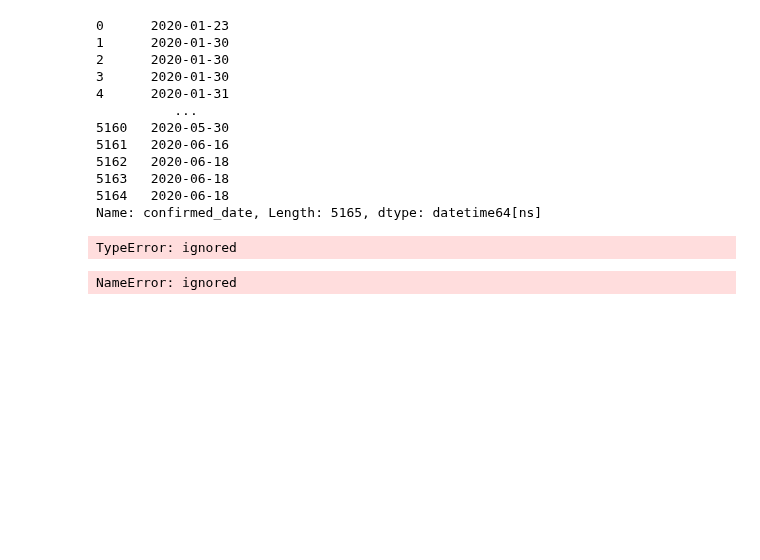
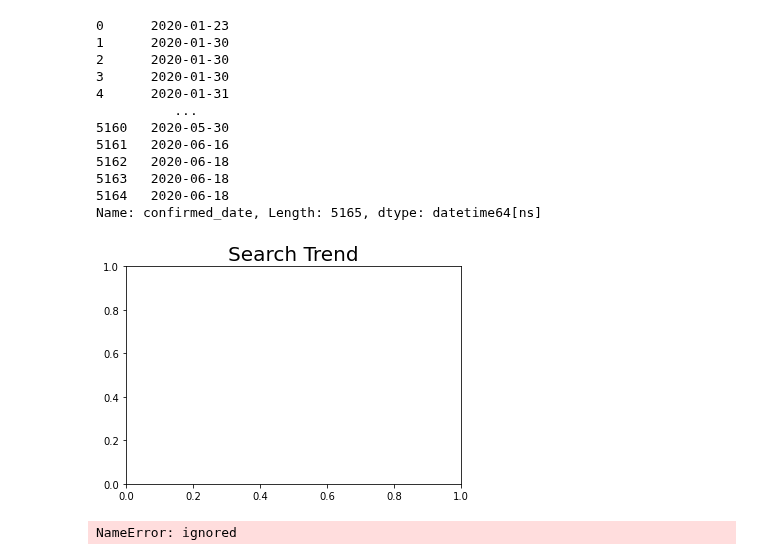
Before and after one commit to zzozzo/Datathon, a Jupyter notebook: ohjihoon.ipynb, the cells around one changed output. Cells and saved outputs as stored; diff of their text form; code cells hidden in the pictures; blank space fills up the shorter version.

```diff
--- a/ohjihoon.ipynb
+++ b/ohjihoon.ipynb
@@ -113,31 +113,25 @@ Name: confirmed_date, Length: 5165, dtype: datetime64[ns]
 # %%
 ## 데이터
 import pandas as pd
-# %%
-import matplotlib.pyplot as plt
-%matplotlib inline
-
-# 그래프 데이터
-subject = PI_df("confirmed_date")
-points = PI_df("age")
-
-# 축 그리기
-fig = plt.figure()
-ax1 = fig.add_subplot(1,1,1)
-
-# 그래프 그리기
-ax1.bar(subject, points)
-
-# 라벨, 타이틀 달기
-plt.xlabel('Subject')
-plt.ylabel('Points')
-plt.title("Yuna's Test Result")
-
-# 보여주기
-plt.savefig('./barplot.png')  # 그래프를 이미지로 출력
-plt.show()                    # 그래프를 화면으로 출력
-# %% [output]
-TypeError: ignored
+# %%
+import matplotlib.pyplot as plt
+%matplotlib inline
+
+# 그래프 데이터
+y_val = len(PI_df.groupby('age').get_group('20s'))
+x_val = pd.to_datetime(PI_df['confirmed_date'], format = '%Y-%m-%d')
+
+
+ax.plot(x_val,marker='o',label='cold') ## 선그래프 생성
+
+
+ax.legend() ## 범례
+plt.title('Search Trend',fontsize=20)
+# 보여주기
+
+plt.show()                    # 그래프를 화면으로 출력
+# %% [output]
+[figure, added]
 # %%
 # %% [output]
 NameError: ignored
```
